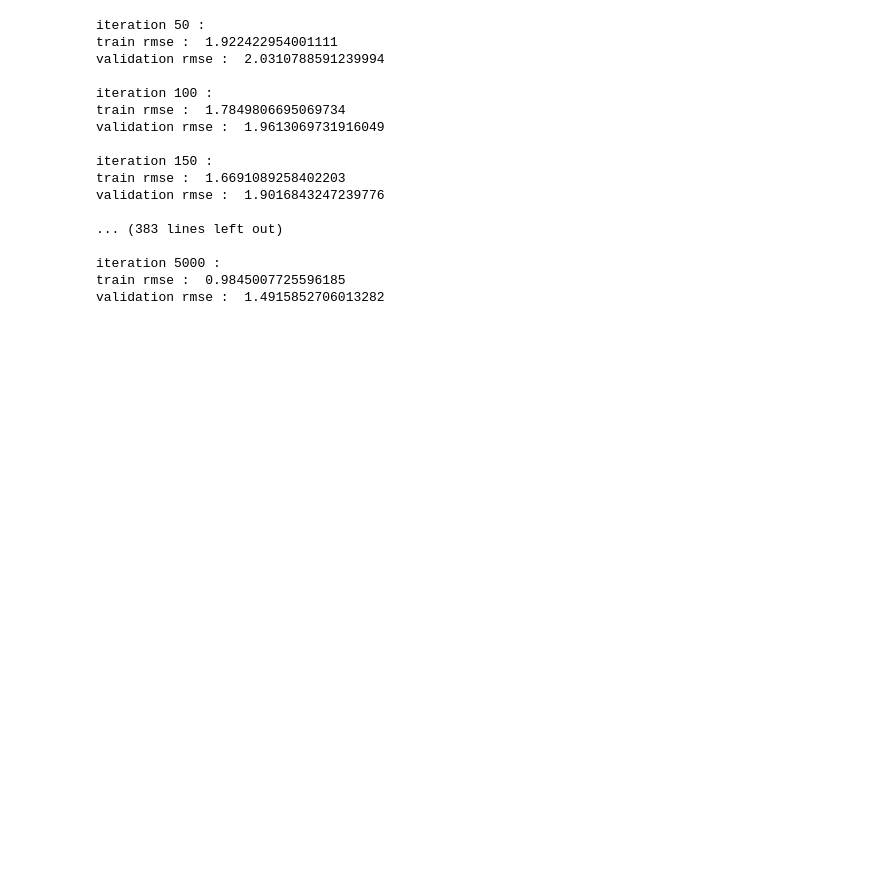
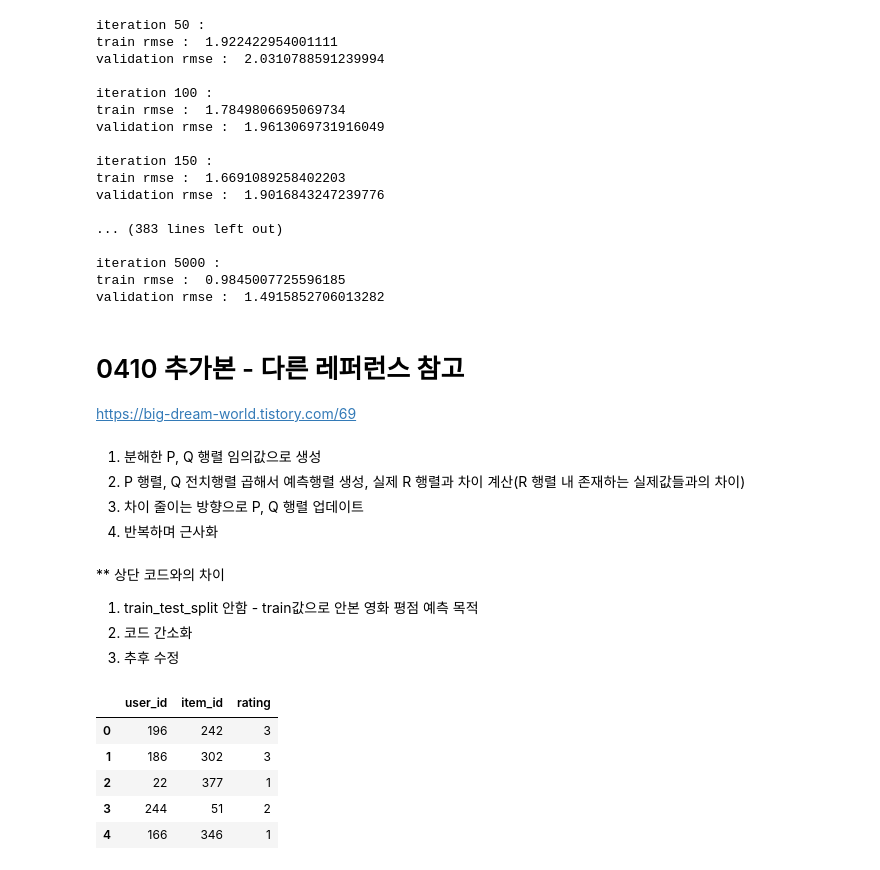
Before and after one commit to CP2J/cp2j, a Jupyter notebook: Recsys_MF_SGD.ipynb, the cells around one changed output. Cells and saved outputs as stored; diff of their text form; code cells hidden in the pictures; blank space fills up the shorter version.

```diff
--- a/Recsys_MF_SGD.ipynb
+++ b/Recsys_MF_SGD.ipynb
@@ -237,3 +208,17 @@ validation rmse :  1.9016843247239776
 iteration 5000 :
 train rmse :  0.9845007725596185
 validation rmse :  1.4915852706013282
+# %% [markdown]
+ # 0410 추가본 - 다른 레퍼런스 참고
+
+ https://big-dream-world.tistory.com/69
+# %% [markdown]
+1. 분해한 P, Q 행렬 임의값으로 생성
+2. P 행렬, Q 전치행렬 곱해서 예측행렬 생성, 실제 R 행렬과 차이 계산(R 행렬 내 존재하는 실제값들과의 차이)
+3. 차이 줄이는 방향으로 P, Q 행렬 업데이트
+4. 반복하며 근사화
+# %% [markdown]
+  ** 상단 코드와의 차이
+1. train_test_split 안함 - train값으로 안본 영화 평점 예측 목적
+2. 코드 간소화
+3. 추후 수정
@@ -239,0 +227,9 @@ validation rmse :  1.4915852706013282
+# %%
+rating.head()
+# %% [output]
+|  | user_id | item_id | rating |
+| 0 | 196 | 242 | 3 |
+| 1 | 186 | 302 | 3 |
+| 2 | 22 | 377 | 1 |
+| 3 | 244 | 51 | 2 |
+| 4 | 166 | 346 | 1 |
```
Also changed, not shown: parts of 11 cells of this notebook.
